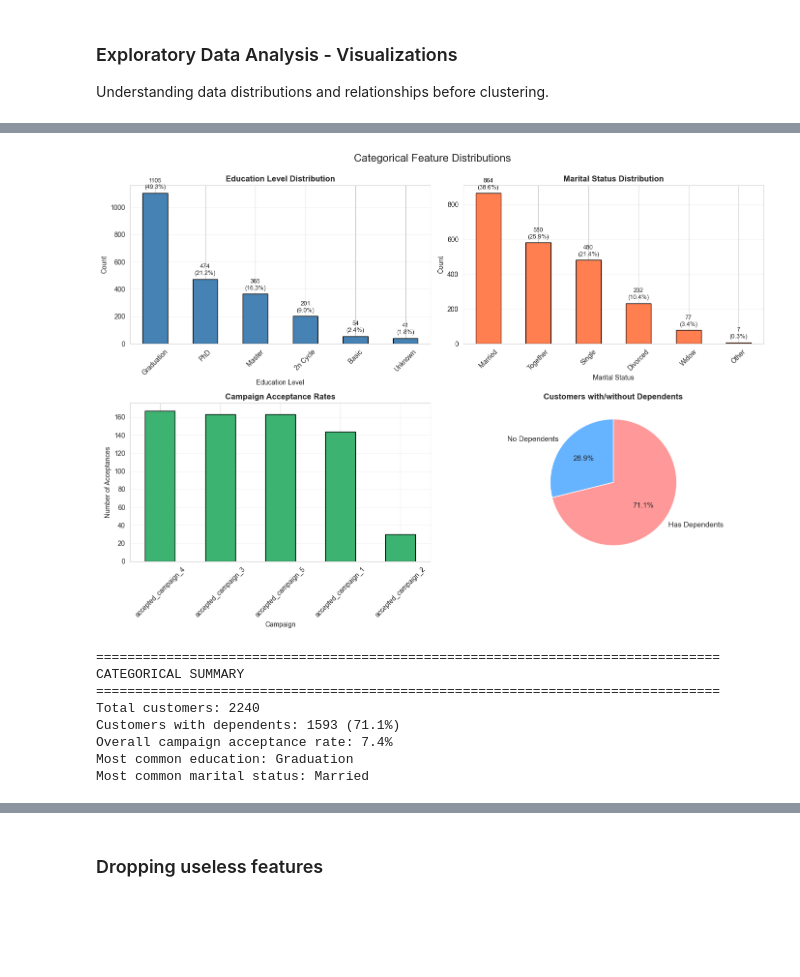
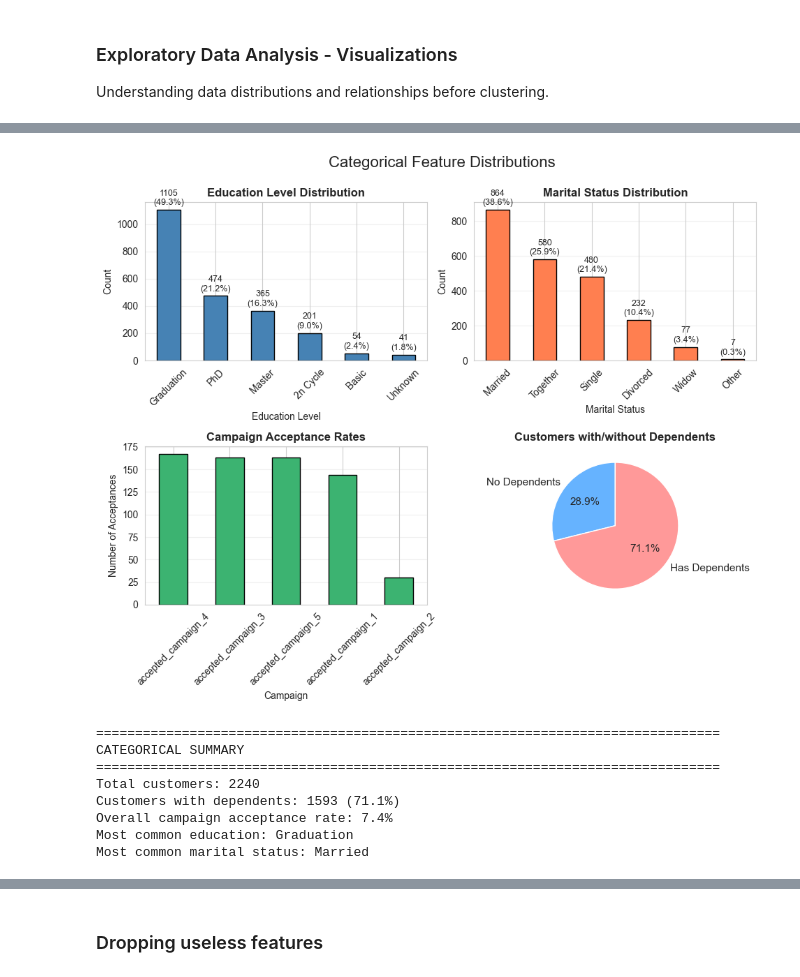
Before and after one commit to yousefwael0/RetailSegmentation, a Jupyter notebook: RetailBuyerSegmentation.ipynb, the cells around one changed output, grey strips where cells are left out. Saved outputs shown, nothing was run; the diff lists cells and outputs as text; code cells hidden in the pictures; blank space fills up the shorter version.

```diff
--- a/RetailBuyerSegmentation.ipynb
+++ b/RetailBuyerSegmentation.ipynb
@@ -264,10 +264,10 @@ new_cols.extend(['customer_tenure_days', 'signup_date_parsed'])
 # Spending aggregations
 spending_cols = ['spend_wine', 'spend_fruits', 'spend_meat', 'spend_fish', 'spend_sweets', 'spend_gold']
 df['total_spend'] = df[spending_cols].sum(axis=1)
-df['avg_spend_per_category'] = df[spending_cols].mean(axis=1)
+df['avg_spend'] = df[spending_cols].mean(axis=1)
 df['spend_wine_ratio'] = df['spend_wine'] / (df['total_spend'] + 1)  # Safety to Avoid division by zero
 df['spend_meat_ratio'] = df['spend_meat'] / (df['total_spend'] + 1)
-new_cols.extend(['total_spend', 'avg_spend_per_category', 'spend_wine_ratio', 'spend_meat_ratio'])
+new_cols.extend(['total_spend', 'avg_spend', 'spend_wine_ratio', 'spend_meat_ratio'])
 
 # Channel preferences
 channel_cols = ['num_web_purchases', 'num_catalog_purchases', 'num_store_purchases']
@@ -332,7 +332,7 @@ None
 # %% [markdown]
 ### Handling Outliers
 # %%
-fig, axes = plt.subplots(2, 3, figsize=(15, 8))
+fig, axes = plt.subplots(2, 3, figsize=(10, 6))
 fig.suptitle('Outlier Detection - Box Plots', fontsize=16, y=1.00)
 
 outlier_features = [
@@ -417,7 +417,7 @@ plt.show()
 Understanding data distributions and relationships before clustering.
 # %%
 # Create figure with subplots
-fig, axes = plt.subplots(3, 3, figsize=(15, 12))
+fig, axes = plt.subplots(3, 3, figsize=(15, 8))
 fig.suptitle('Distribution of Key Numeric Features', fontsize=16, y=1.00)
 
 # Features to plot - VERIFIED COLUMN NAMES
@@ -516,7 +516,7 @@ Strongest Positive Correlations:
   • total_spend ↔ total_purchases: 0.821
   • annual_income ↔ total_spend: 0.795
 # %%
-fig, axes = plt.subplots(2, 2, figsize=(14, 10))
+fig, axes = plt.subplots(2, 2, figsize=(10, 8))
 fig.suptitle('Categorical Feature Distributions', fontsize=16, y=0.995)
 
 # Education Level - VERIFIED NAME
@@ -554,34 +554,34 @@ campaign_cols = [col for col in df.columns if 'accepted_campaign' in col]
 campaign_acceptance = df[campaign_cols].sum().sort_values(ascending=False)
 ax3 = axes[1, 0]
 campaign_acceptance.plot(kind='bar', ax=ax3, color='mediumseagreen', edgecolor='black')
 ax3.set_title('Campaign Acceptance Rates', fontweight='bold')
 ax3.set_xlabel('Campaign')
 ax3.set_ylabel('Number of Acceptances')
 ax3.tick_params(axis='x', rotation=45)
 ax3.grid(axis='y', alpha=0.3)
 
 # Has Dependents - VERIFIED NAME
 dependents = df['has_dependents'].value_counts().sort_index()
 ax4 = axes[1, 1]
 colors_dep = ['#66b3ff', '#ff9999']  # Blue for 0 (no), Red for 1 (yes)
 labels_dep = ['No Dependents', 'Has Dependents']
 ax4.pie(dependents, labels=labels_dep, autopct='%1.1f%%',
         startangle=90, colors=colors_dep, textprops={'fontsize': 11})
 ax4.set_title('Customers with/without Dependents', fontweight='bold')
 
 plt.tight_layout()
 plt.show()
 
 print("\n" + "="*80)
 print("CATEGORICAL SUMMARY")
 print("="*80)
 print(f"Total customers: {len(df)}")
 print(f"Customers with dependents: {df['has_dependents'].sum()} ({df['has_dependents'].mean()*100:.1f}%)")
 print(f"Overall campaign acceptance rate: {df['campaign_acceptance_rate'].mean()*100:.1f}%")
 print(f"Most common education: {df['education_level'].mode()[0]}")
 print(f"Most common marital status: {df['marital_status'].mode()[0]}")
 # %% [output]
-[figure, old version]
+[figure, new version]
 ================================================================================
 CATEGORICAL SUMMARY
 ================================================================================
```
Also changed, not shown: parts of 10 cells of this notebook, 4 other files.
